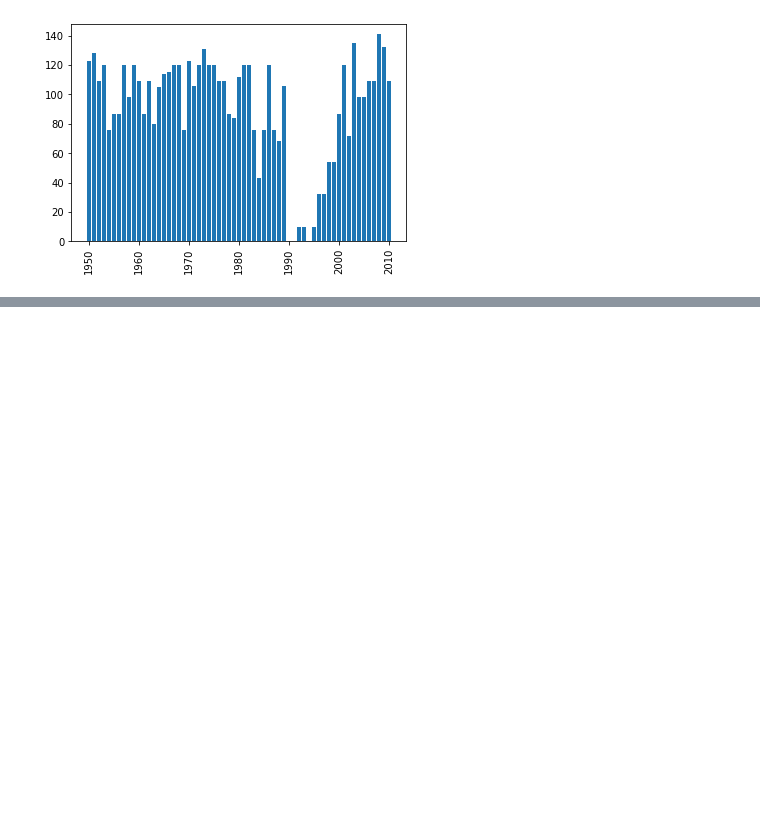
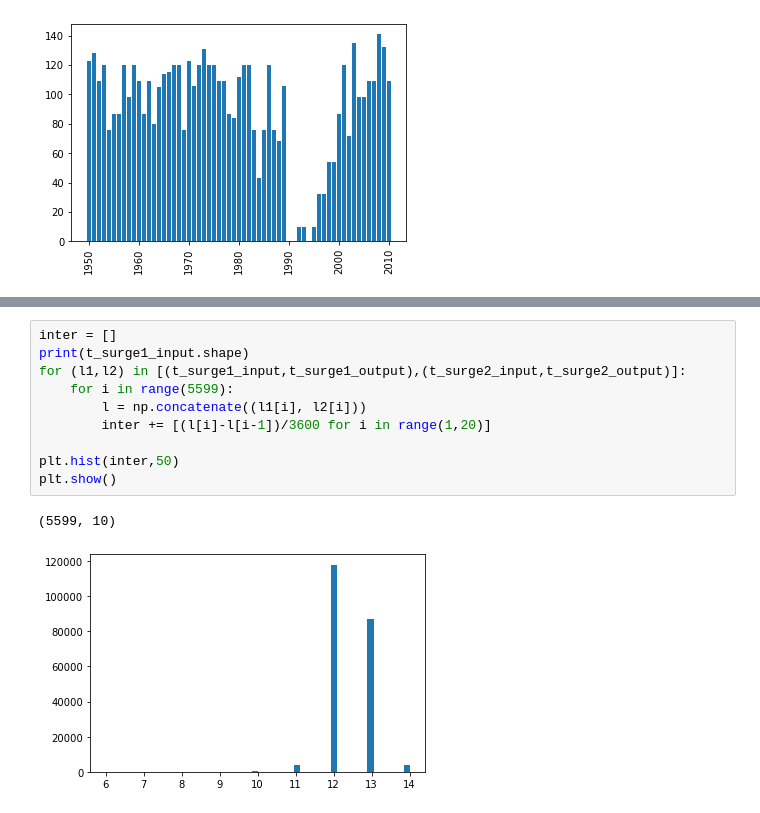
Before and after one commit to DamienLesens/ProjetFML, a Jupyter notebook: data_visu.ipynb, the cells around one changed output, grey strips where cells are left out. Cells and saved outputs as stored; diff of their text form; blank space fills up the shorter version.

```diff
--- a/data_visu.ipynb
+++ b/data_visu.ipynb
@@ -56,0 +80,13 @@ plt.show()
+# %%
+inter = []
+print(t_surge1_input.shape)
+for (l1,l2) in [(t_surge1_input,t_surge1_output),(t_surge2_input,t_surge2_output)]:
+    for i in range(5599):
+        l = np.concatenate((l1[i], l2[i]))
+        inter += [(l[i]-l[i-1])/3600 for i in range(1,20)]
+
+plt.hist(inter,50)
+plt.show()
+# %% [output]
+(5599, 10)
+[figure, added]
```
Also changed, not shown: parts of 2 cells of this notebook, 1 other file.
